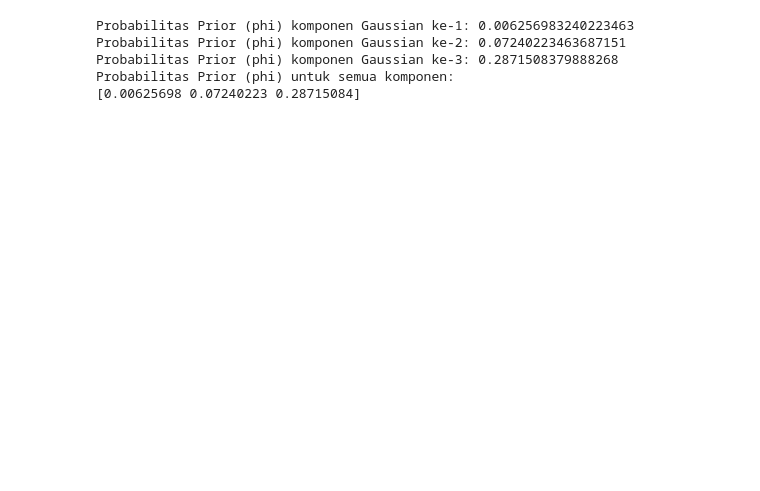
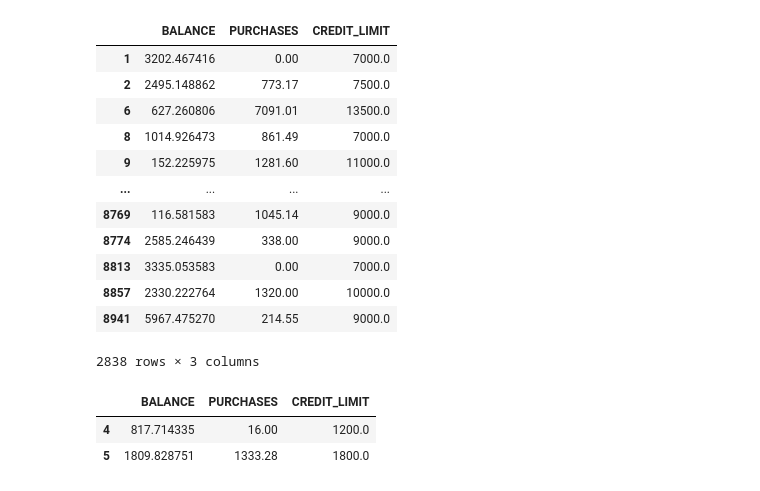
Before and after one commit to kmnvz-mayvez/quiz-machine-learning, a Jupyter notebook: GMM.ipynb, the cells around one changed output. Drawn from its saved outputs; the diff is of its cells as text; code cells hidden in the pictures; blank space fills up the shorter version.

```diff
--- a/GMM.ipynb
+++ b/GMM.ipynb
@@ -32,0 +49,2 @@ data.fillna(1.0, inplace = True)
+# %%
+data = data.dropna()
@@ -112,13 +87,0 @@ print(data)
-# %%
-# Inisialisasi model K-Means dengan 5 klaster
-kmeans = KMeans(n_clusters=3, random_state=0)
-
-# Melakukan K-Means clustering dan mendapatkan label klaster
-data['CREDIT_CARD_SEGMENTS'] = kmeans.fit_predict(clustering_data)
-
-# Mengambil pusat klaster (mu) dari model K-Means
-mu = kmeans.cluster_centers_
-
-# Menampilkan pusat klaster (mu)
-print("Pusat Klaster (mu) dari data:")
-print(mu)
@@ -142,19 +87,0 @@ Pusat Klaster (mu) dari data:
-# %%
-import numpy as np
-
-# Inisialisasi model K-Means dengan 5 klaster
-kmeans = KMeans(n_clusters=3, random_state=0)
-
-# Melakukan K-Means clustering dan mendapatkan label klaster
-data['CREDIT_CARD_SEGMENTS'] = kmeans.fit_predict(clustering_data)
-
-# Hitung matriks kovariansi untuk setiap klaster
-num_clusters = 3
-sigma = [np.cov(clustering_data[data['CREDIT_CARD_SEGMENTS'] == j].T) for j in range(num_clusters)]
-
-# Menampilkan matriks kovariansi
-print("Matriks kovariansi (sigma) dari data:")
-for i, cov_matrix in enumerate(sigma):
-    print(f"Klaster {i}:")
-    print(cov_matrix)
-    print()
@@ -179,22 +88,22 @@ Klaster 0:
-# %%
-# Jumlah komponen Gaussian
-num_components = 3
-
-# Jumlah titik data
-nt = len(clustering_data)
-
-# Menghitung probabilitas prior (phi) untuk masing-masing komponen
-phi = np.array([np.sum(data['CREDIT_CARD_SEGMENTS'] == i) / nt for i in range(num_components)])
-
-# Menampilkan probabilitas prior (phi) untuk masing-masing komponen
-for i in range(num_components):
-    print(f"Probabilitas Prior (phi) komponen Gaussian ke-{i + 1}: {phi[i]}")
-
-print("Probabilitas Prior (phi) untuk semua komponen:")
-print(phi)
-# %% [output]
-Probabilitas Prior (phi) komponen Gaussian ke-1: 0.006256983240223463
-Probabilitas Prior (phi) komponen Gaussian ke-2: 0.07240223463687151
-Probabilitas Prior (phi) komponen Gaussian ke-3: 0.2871508379888268
-Probabilitas Prior (phi) untuk semua komponen:
-[0.00625698 0.07240223 0.28715084]
+# %%
+data[data["CREDIT_LIMIT"] > 5000]
+# %% [output]
+|  | BALANCE | PURCHASES | CREDIT_LIMIT |
+| 1 | 3202.467416 | 0.00 | 7000.0 |
+| 2 | 2495.148862 | 773.17 | 7500.0 |
+| 6 | 627.260806 | 7091.01 | 13500.0 |
+| 8 | 1014.926473 | 861.49 | 7000.0 |
+| 9 | 152.225975 | 1281.60 | 11000.0 |
+| ... | ... | ... | ... |
+| 8769 | 116.581583 | 1045.14 | 9000.0 |
+| 8774 | 2585.246439 | 338.00 | 9000.0 |
+| 8813 | 3335.053583 | 0.00 | 7000.0 |
+| 8857 | 2330.222764 | 1320.00 | 10000.0 |
+| 8941 | 5967.475270 | 214.55 | 9000.0 |
+2838 rows × 3 columns
+# %%
+data.iloc[3:5]
+# %% [output]
+|  | BALANCE | PURCHASES | CREDIT_LIMIT |
+| 4 | 817.714335 | 16.00 | 1200.0 |
+| 5 | 1809.828751 | 1333.28 | 1800.0 |
```
Also changed, not shown: parts of 27 cells of this notebook.
